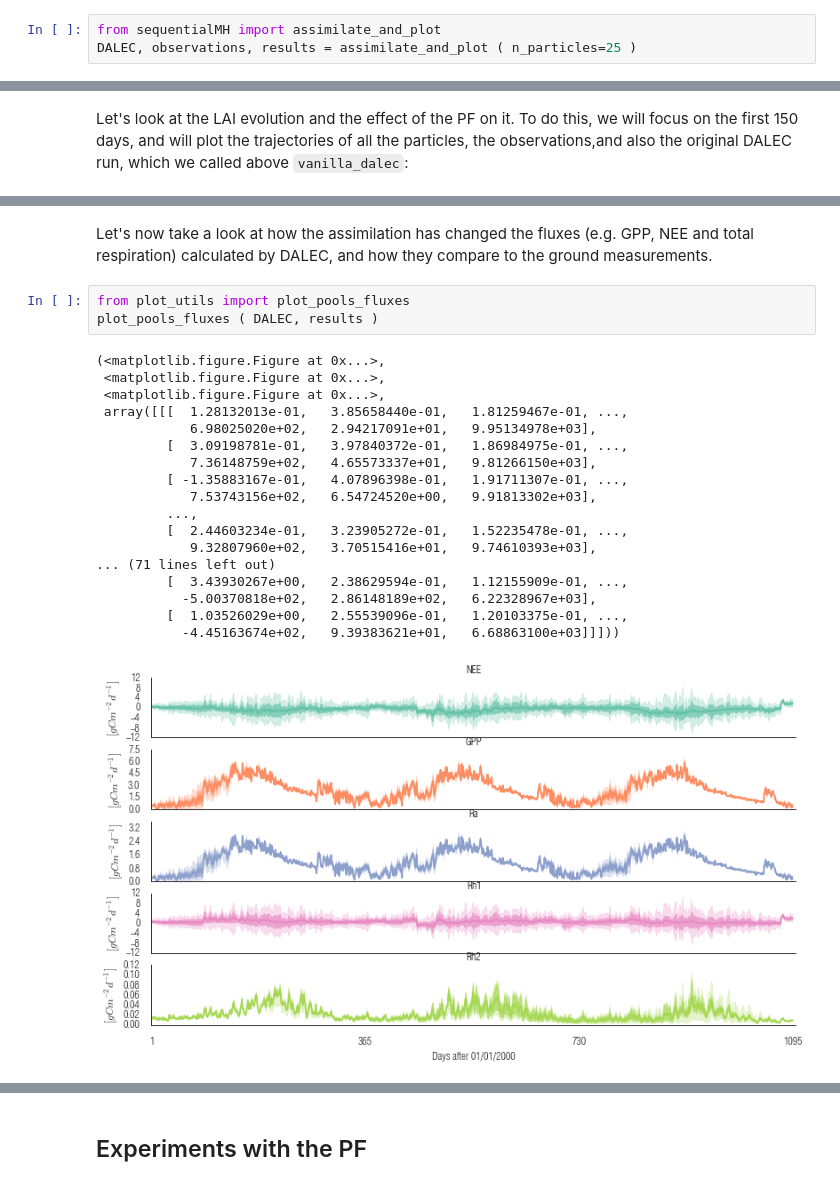
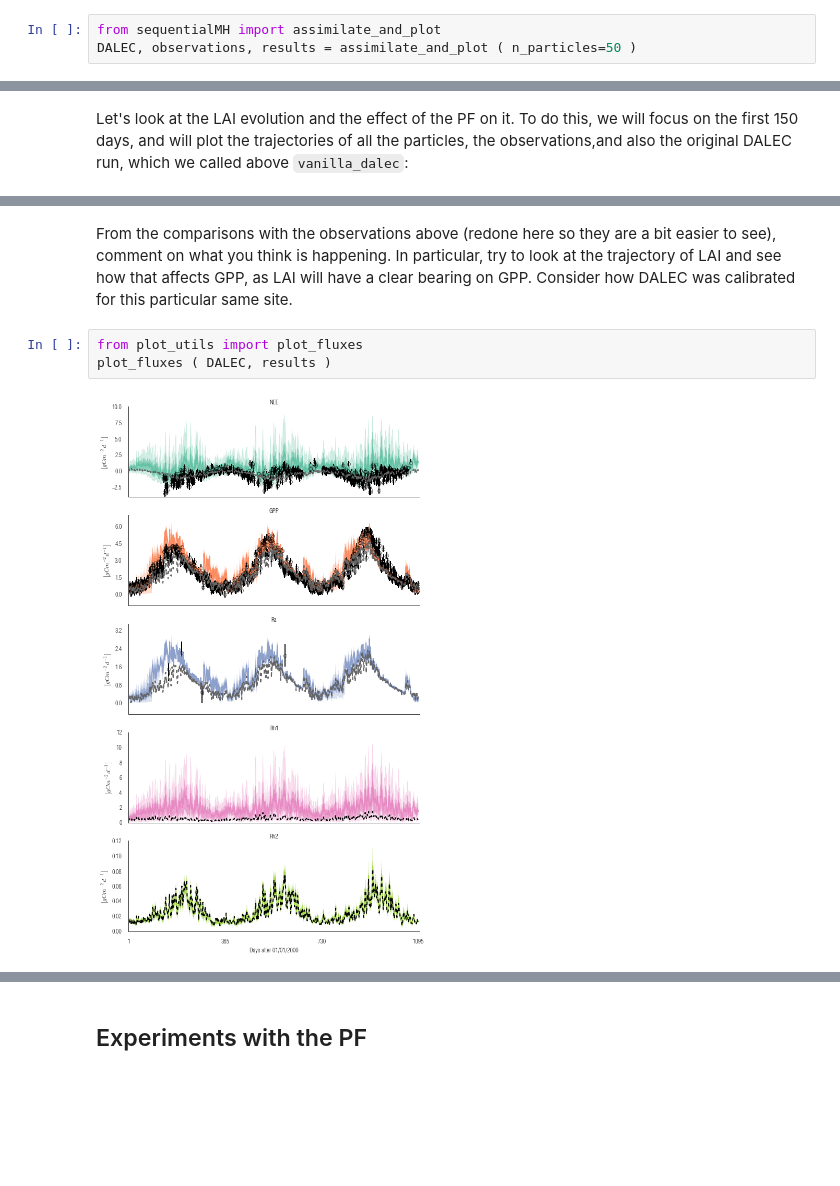
Before and after one commit to jgomezdans/dalec_pf, a Jupyter notebook: DA_practical.ipynb, the cells around one changed output, grey strips where cells are left out. Cells and saved outputs as stored; diff of their text form; blank space fills up the shorter version.

```diff
--- a/DA_practical.ipynb
+++ b/DA_practical.ipynb
@@ -190,4 +190,4 @@ We will start running the filter with 250 particles, as this has been proved use
 Note that the DA run will take a bit, some 2-3 minutes, so please be patient.
 # %%
 from sequentialMH import assimilate_and_plot
-DALEC, observations, results = assimilate_and_plot ( n_particles=25 )
+DALEC, observations, results = assimilate_and_plot ( n_particles=50 )
@@ -220,24 +238,9 @@ Then, after day 80, we get an observation, and immediately, we see that the part
-# %% [markdown]
-Let's now take a look at how the assimilation has changed the fluxes (e.g. GPP, NEE and total respiration) calculated by DALEC, and how they compare to the ground measurements.
+# %% [markdown]
+<div class=question>
+From the comparisons with the observations above (redone here so they are a bit easier to see), comment on what you think is happening. In particular, try to look at the trajectory of LAI and see how that affects GPP, as LAI will have a clear bearing on GPP. Consider how DALEC was calibrated for this particular same site.
+</div>
 # %%
-from plot_utils import plot_pools_fluxes
-plot_pools_fluxes ( DALEC, results )
+from plot_utils import plot_fluxes
+plot_fluxes ( DALEC, results )
 # %% [output]
-(<matplotlib.figure.Figure at 0x...>,
- <matplotlib.figure.Figure at 0x...>,
- <matplotlib.figure.Figure at 0x...>,
- array([[[  1.28132013e-01,   3.85658440e-01,   1.81259467e-01, ...,
-            6.98025020e+02,   2.94217091e+01,   9.95134978e+03],
-         [  3.09198781e-01,   3.97840372e-01,   1.86984975e-01, ...,
-            7.36148759e+02,   4.65573337e+01,   9.81266150e+03],
-         [ -1.35883167e-01,   4.07896398e-01,   1.91711307e-01, ...,
-            7.53743156e+02,   6.54724520e+00,   9.91813302e+03],
-         ...,
-         [  2.44603234e-01,   3.23905272e-01,   1.52235478e-01, ...,
-            9.32807960e+02,   3.70515416e+01,   9.74610393e+03],
-... (71 lines left out)
-         [  3.43930267e+00,   2.38629594e-01,   1.12155909e-01, ...,
-           -5.00370818e+02,   2.86148189e+02,   6.22328967e+03],
-         [  1.03526029e+00,   2.55539096e-01,   1.20103375e-01, ...,
-           -4.45163674e+02,   9.39383621e+01,   6.68863100e+03]]]))
-[figure, old version]
+[figure, new version]
```
Also changed, not shown: parts of 18 cells of this notebook, 1 other file.
